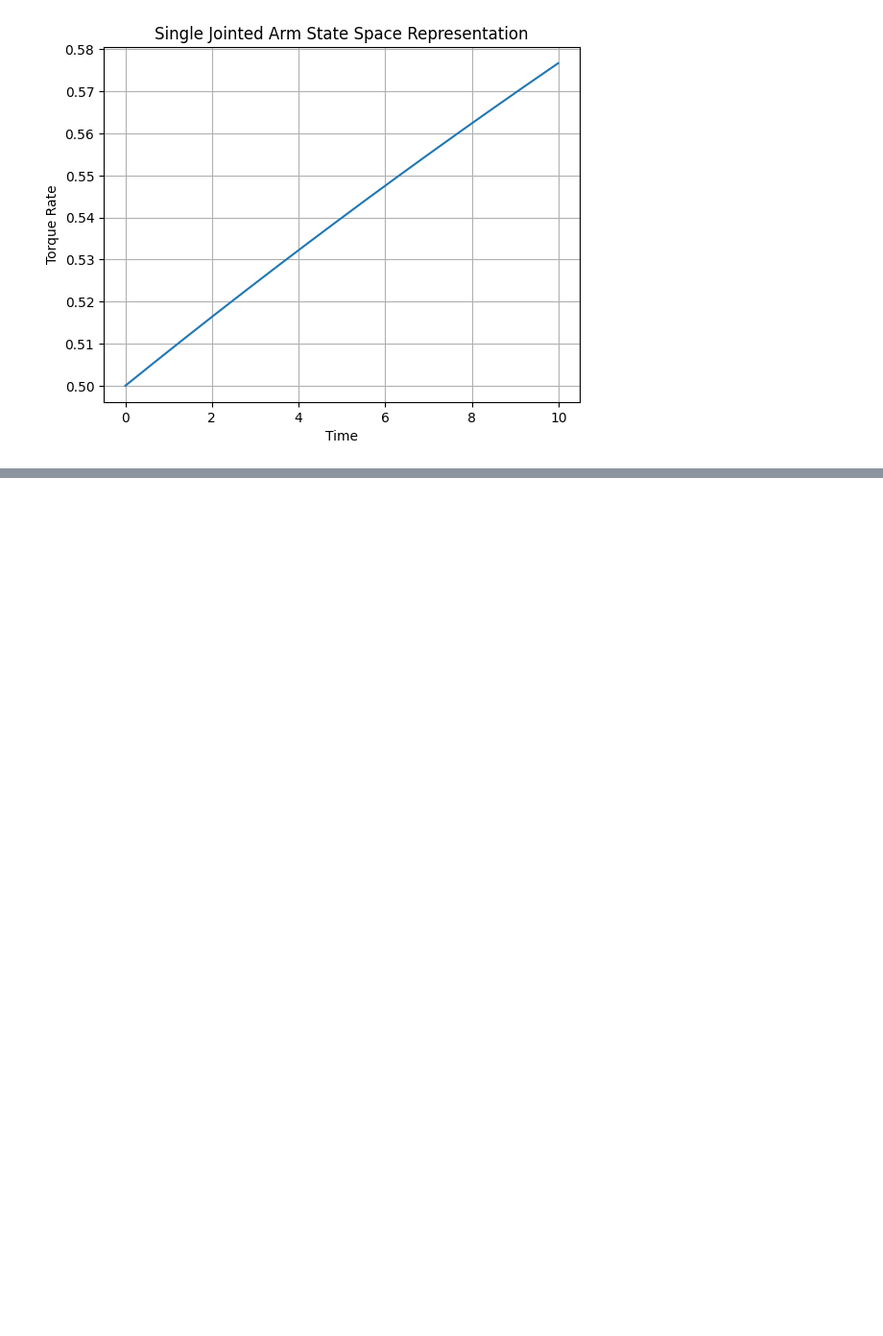
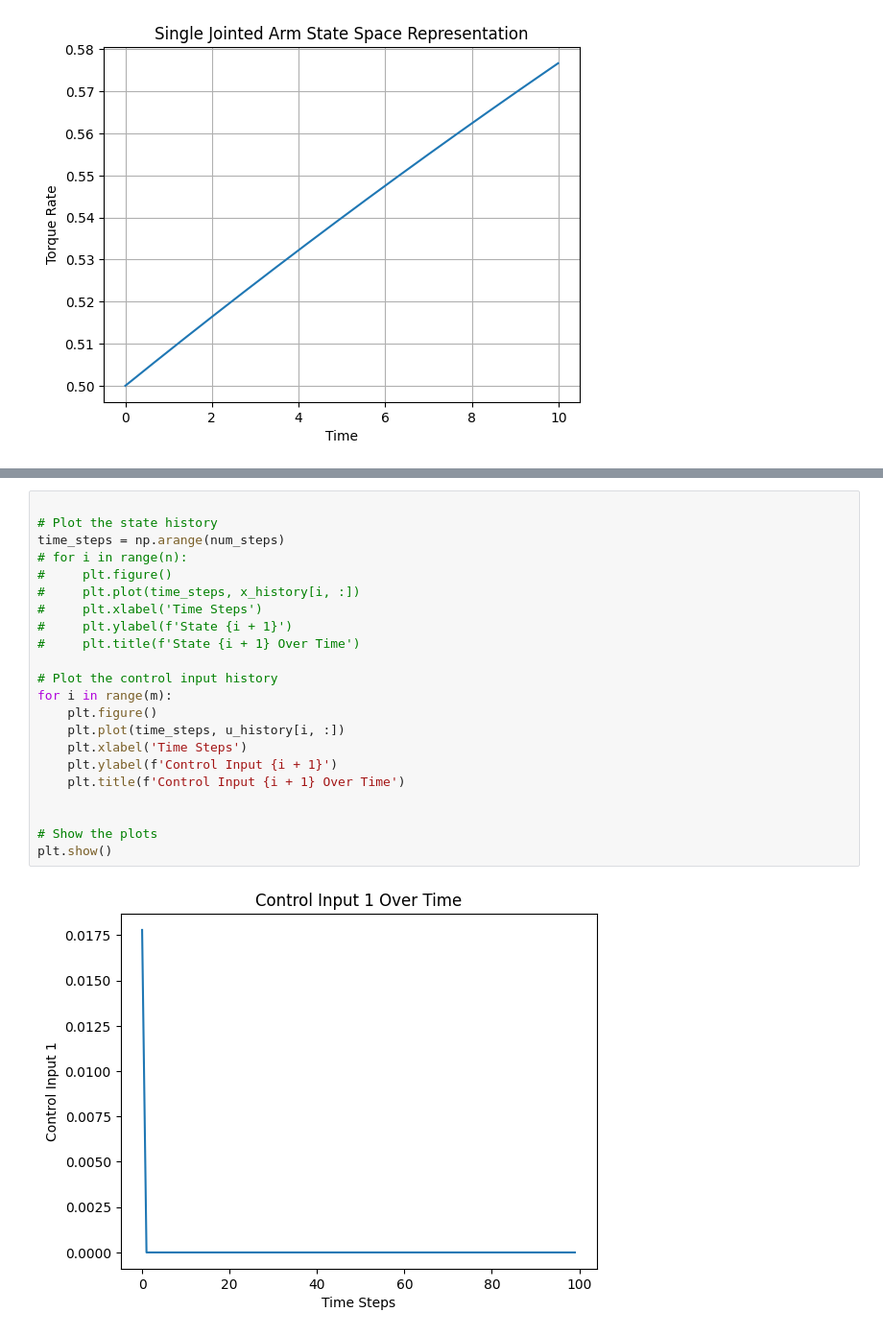
Before and after one commit to AcaAac/Neuroscience-EPL, a Jupyter notebook: Project_1_Stochastic_Optimal_Control.ipynb, the cells around one changed output, grey strips where cells are left out. Shown at 96% size. Drawn from its saved outputs; the diff is of its cells as text; blank space fills up the shorter version.

```diff
--- a/Project_1_Stochastic_Optimal_Control.ipynb
+++ b/Project_1_Stochastic_Optimal_Control.ipynb
@@ -228,0 +431,24 @@ interactive(children=(FloatSlider(value=45.0, description='θ (degrees)', max=36
+# %%
+
+# Plot the state history
+time_steps = np.arange(num_steps)
+# for i in range(n):
+#     plt.figure()
+#     plt.plot(time_steps, x_history[i, :])
+#     plt.xlabel('Time Steps')
+#     plt.ylabel(f'State {i + 1}')
+#     plt.title(f'State {i + 1} Over Time')
+
+# Plot the control input history
+for i in range(m):
+    plt.figure()
+    plt.plot(time_steps, u_history[i, :])
+    plt.xlabel('Time Steps')
+    plt.ylabel(f'Control Input {i + 1}')
+    plt.title(f'Control Input {i + 1} Over Time')
+
+
+# Show the plots
+plt.show()
+# %% [output]
+[figure, added]
```
Also changed, not shown: parts of 5 cells of this notebook, 1 other file.
